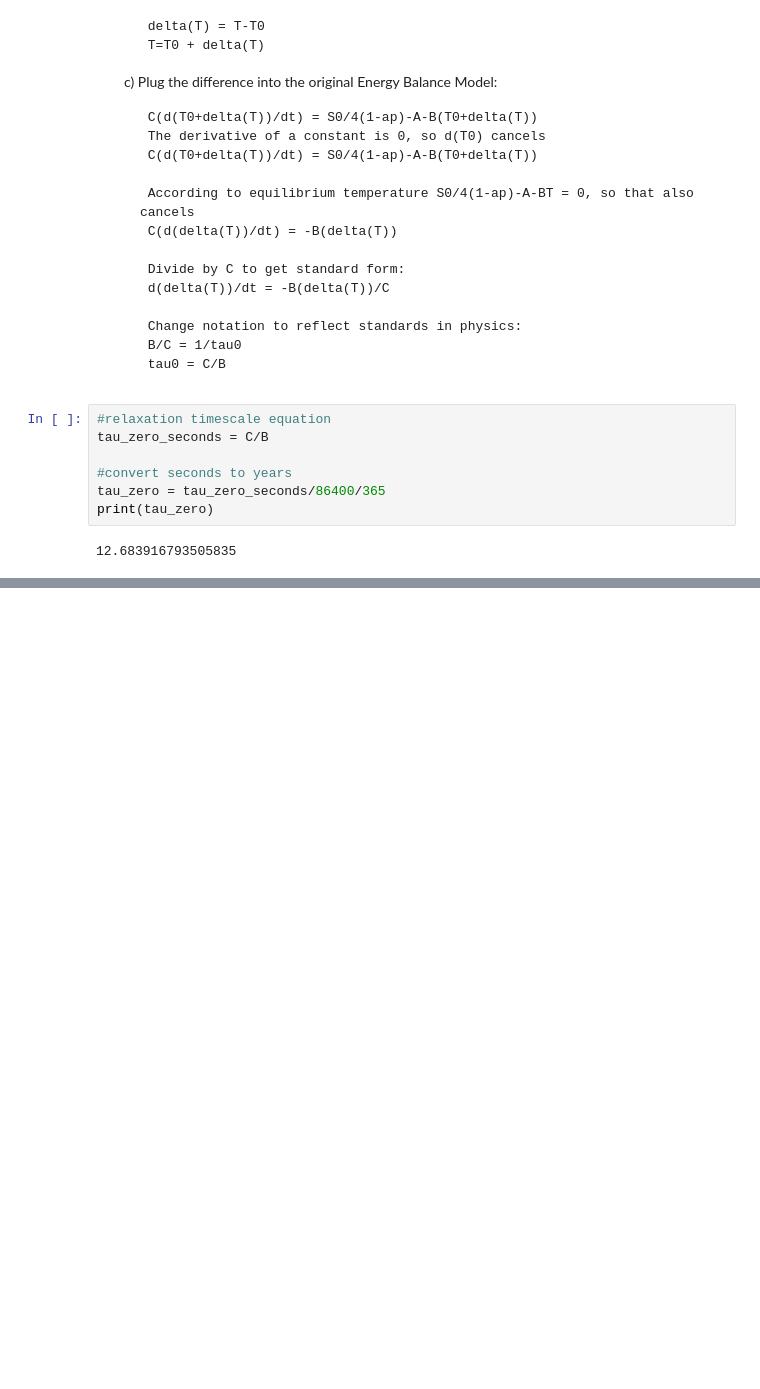
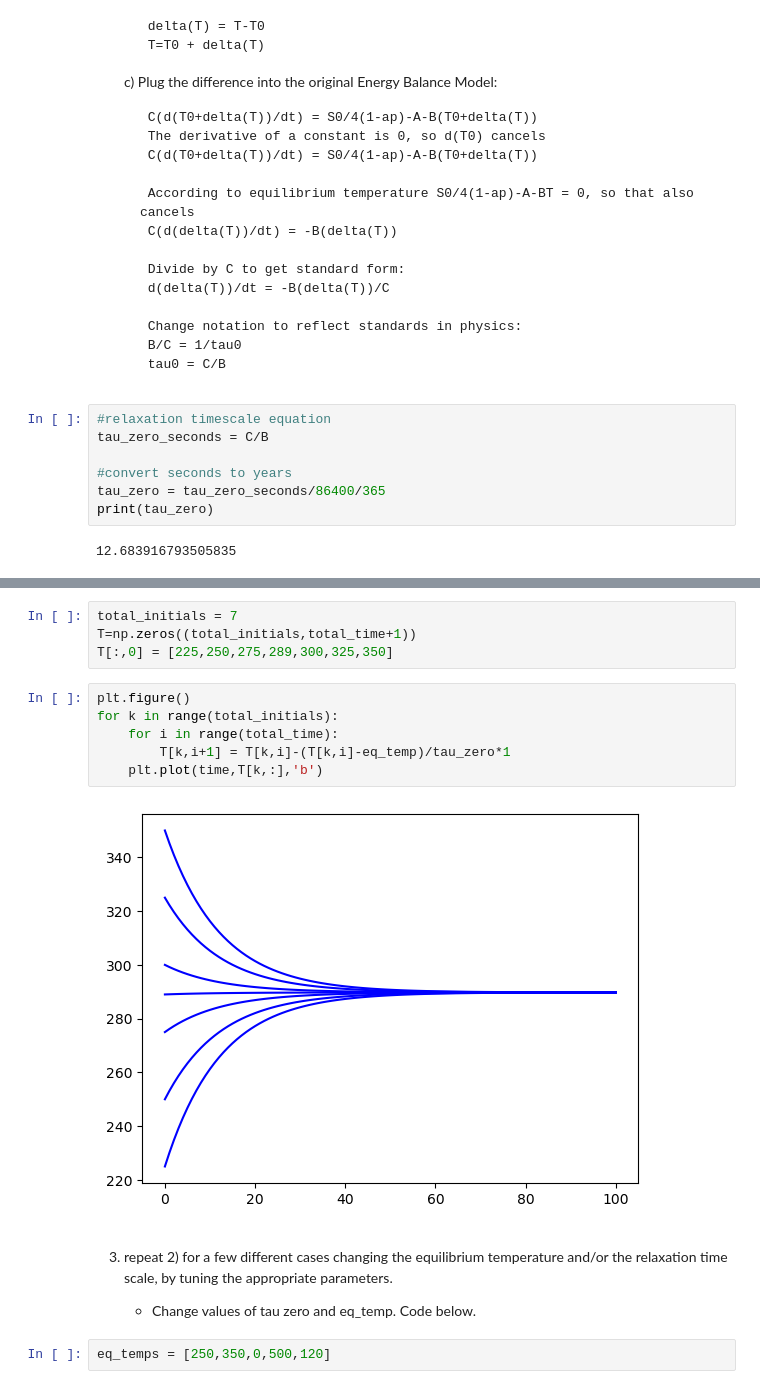
Before and after one commit to amethystaurora-robo/numerical_integration_exercises, a Jupyter notebook: numerical_integration.ipynb, the cells around one changed output, grey strips where cells are left out. Saved outputs shown, nothing was run; the diff lists cells and outputs as text; blank space fills up the shorter version.

```diff
--- a/numerical_integration.ipynb
+++ b/numerical_integration.ipynb
@@ -84,0 +122,19 @@ from different initial conditions
+# %%
+total_initials = 7
+T=np.zeros((total_initials,total_time+1))
+T[:,0] = [225,250,275,289,300,325,350]
+# %%
+plt.figure()
+for k in range(total_initials):
+    for i in range(total_time):
+        T[k,i+1] = T[k,i]-(T[k,i]-eq_temp)/tau_zero*1
+    plt.plot(time,T[k,:],'b')
+# %% [output]
+[figure, added]
+# %% [markdown]
+3) repeat 2) for a few different cases changing the equilibrium temperature and/or the relaxation time
+scale, by tuning the appropriate parameters.
+
+    - Change values of tau zero and eq_temp. Code below.
+# %%
+eq_temps = [250,350,0,500,120]
```
Also changed, not shown: parts of 16 cells of this notebook.
